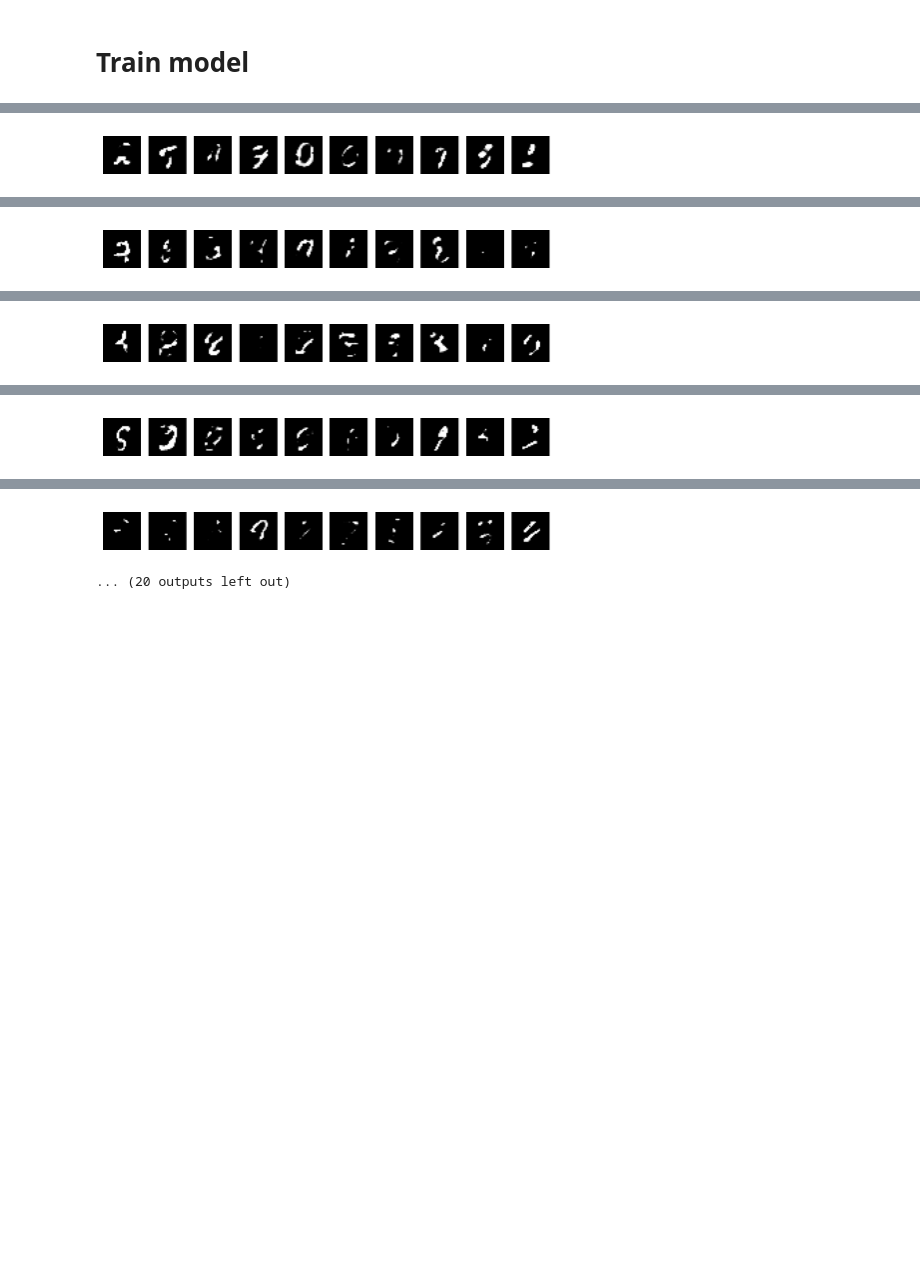
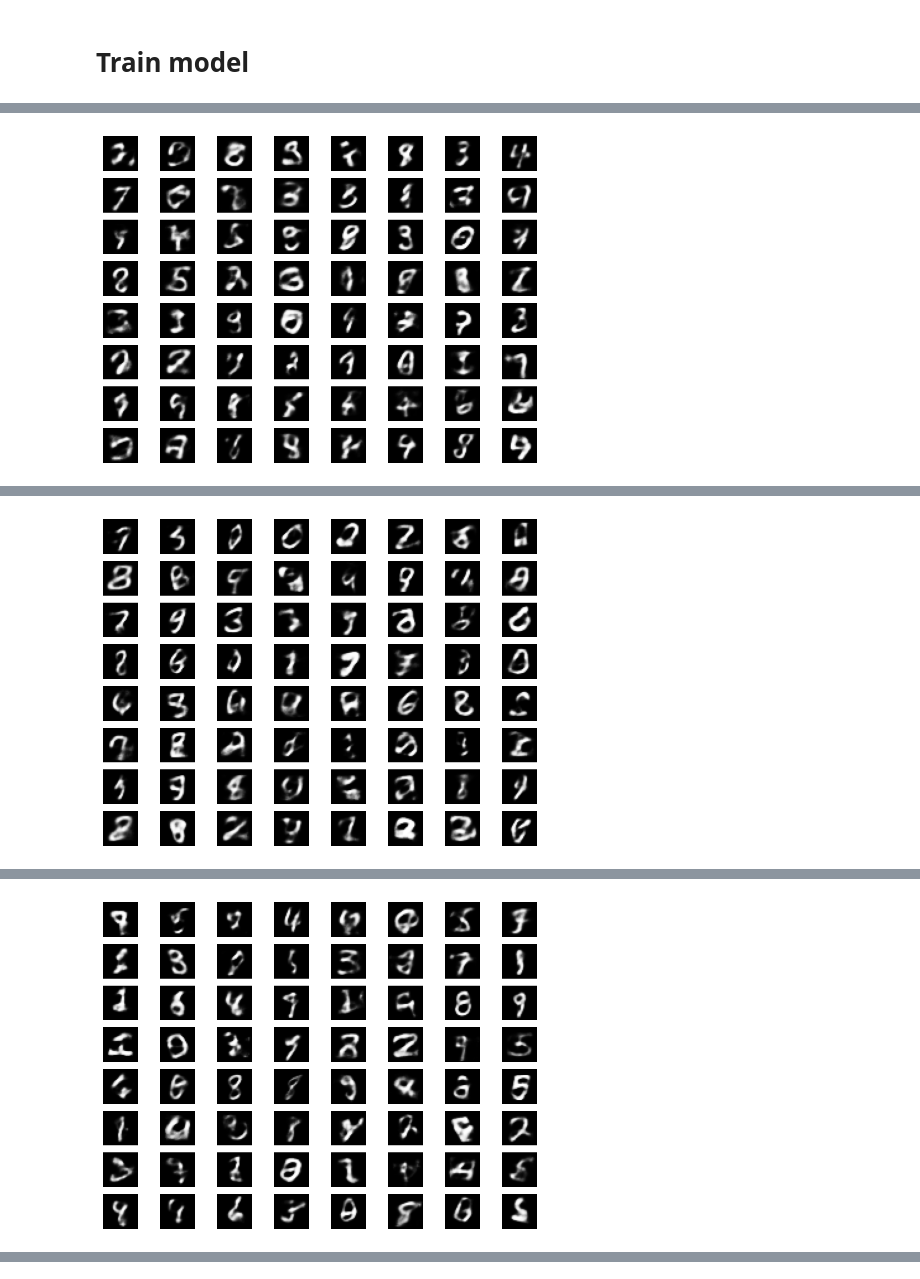
Before and after one commit to jjerry-k/tc_practice, a Jupyter notebook: 09_VAE.ipynb, the cells around one changed output, grey strips where cells are left out. Saved outputs shown, nothing was run; the diff lists cells and outputs as text; code cells hidden in the pictures; blank space fills up the shorter version.

```diff
--- a/09_VAE.ipynb
+++ b/09_VAE.ipynb
@@ -20,16 +20,16 @@ This notebook use [cuda:0].
 # %% [markdown]
 # Set hyper-parameter
 # %%
-EPOCHS = 100
-LATENT_SIZE = 100
+EPOCHS = 20
+LATENT_SIZE = 20
 BATCH_SIZE = 128
 LEARNING_RATE = 0.001
 # %% [markdown]
 # Prepare dataset
 # %%
 transform = transforms.Compose([
-                transforms.ToTensor(),
-                transforms.Normalize(mean=[0.5], std=[0.5])])
+                transforms.ToTensor()
+                ])
 # MNIST dataset
 mnist_train = datasets.MNIST(root='./data/', train=True, transform=transform, download=True)
 mnist_test = datasets.MNIST(root='./data/', train=False, transform=transform, download=True)
@@ -96,8 +85,8 @@ def criterion(recon_x, x, mu, logvar):
 # %% [markdown]
 # Define help function
 # %%
-def plot_generator(num = 64):
-    z = torch.randn(num, 100).to(device)
+def plot_generator(num = 64, latent_size = 20):
+    z = torch.randn(num, latent_size).to(device)
 
     test_g = model.decoder(z)
     plt.figure(figsize=(8, 6))
@@ -116,7 +105,8 @@ print("Start training !")
 total = 0
 # Training loop
 for epoch in range(EPOCHS):
-    loss_val_sum = 0
+    bce_sum = 0
+    kl_sum = 0
     for batch_img, _ in train_iter:
 
         X = batch_img.view(batch_img.size(0), -1).to(device)
@@ -124,18 +114,19 @@ for epoch in range(EPOCHS):
         x_recon, mu, logvar = model(X)
 
         # Training Discriminator
-        loss = criterion(x_recon, X, mu, logvar)
+        loss, bce_loss, kl_loss = criterion(x_recon, X, mu, logvar)
         optimizer.zero_grad()
         loss.backward()
         optimizer.step()
 
         total += X.size(0)
-        loss_val_sum+= loss
+        bce_sum += bce_loss
+        kl_sum += kl_loss
 
     if (((epoch+1)%print_every)==0) or ((epoch+1)==(EPOCHS-1)):
-            print(f"Epoch: {epoch+1}, Loss: {loss_val_sum/total}")
-    if (((epoch+1)%plot_every)==0) or ((epoch+1)==(EPOCHS-1)):
-        plot_generator(num = 10)
+            print(f"Epoch: {epoch+1}, Loss: {(bce_sum+kl_sum)/total}, Recon Loss: {bce_sum/total}, KL Loss: {kl_sum/total}")
+    if (((epoch+1)%plot_every)==0) or ((epoch+1)==(EPOCHS)):
+        plot_generator()
 print("Training Done !")
 # %% [output]
 Start training !
@@ -147 +138 @@ Epoch: 5, Loss: -12094.99609375
-[figure, old version]
+[figure, new version]
@@ -153 +144 @@ Epoch: 10, Loss: -6131.78271484375
-[figure, old version]
+[figure, new version]
@@ -159 +150 @@ Epoch: 15, Loss: -4100.12548828125
-[figure, old version]
+[figure, new version]
@@ -171 +157,0 @@ Epoch: 25, Loss: -2461.358154296875
-[figure, removed]
@@ -177,2 +157,0 @@ Epoch: 30, Loss: -2049.15087890625
-[figure, removed]
-... (20 outputs left out)
```
Also changed, not shown: parts of 4 cells of this notebook, 1 other file.
